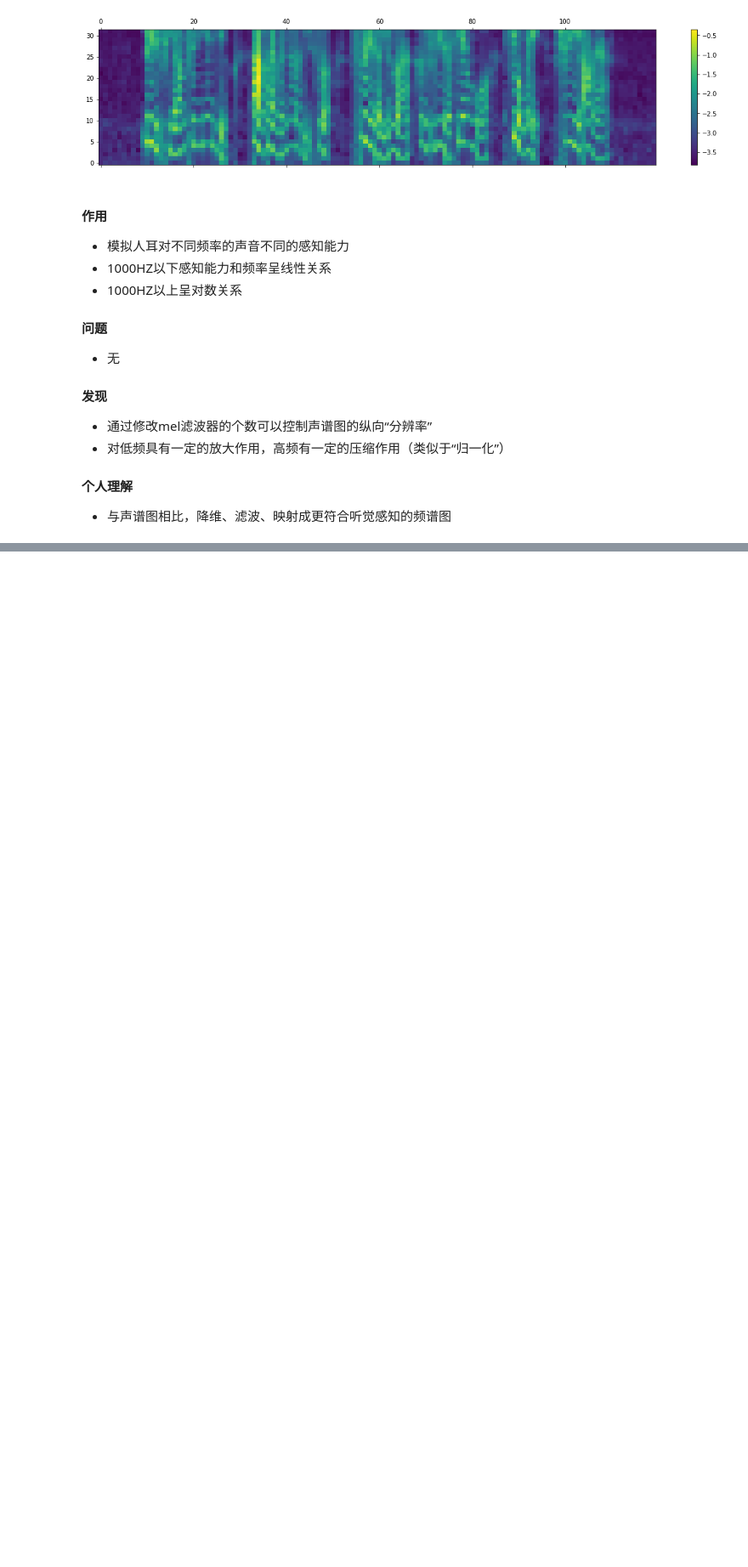
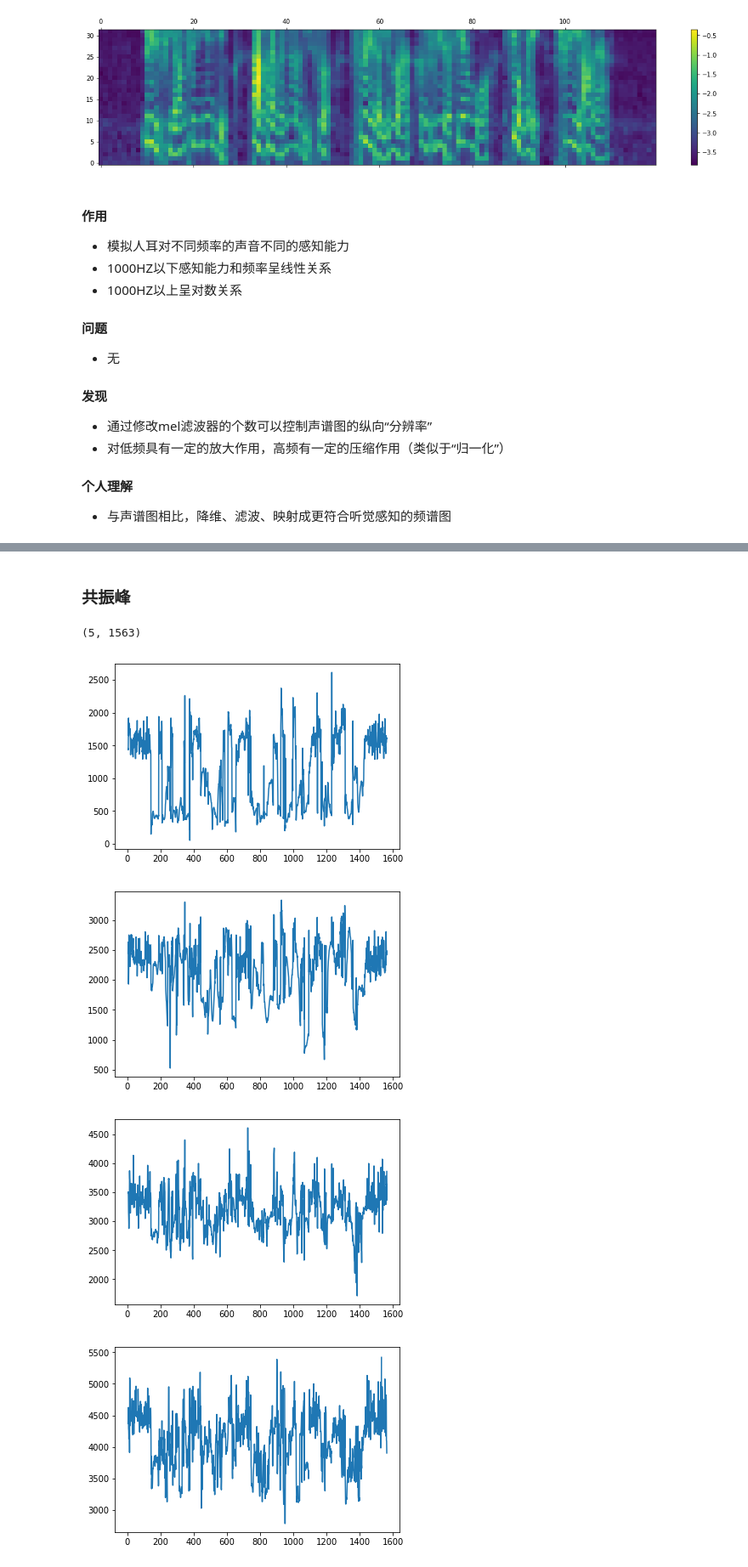
Before and after one commit to wangtianrui/sounds_pretreatment, a Jupyter notebook: py3_main.ipynb, the cells around one changed output, grey strips where cells are left out. Shown at 85% size. Drawn from its saved outputs; the diff is of its cells as text; code cells hidden in the pictures; blank space fills up the shorter version.

Commit message:
formant extractor

```diff
--- a/py3_main.ipynb
+++ b/py3_main.ipynb
@@ -262,0 +335,2 @@ drawer_utils.plot_colorbar(mel_spec.astype("float"))
+# %% [markdown]
+### 共振峰
@@ -262,0 +339,14 @@ drawer_utils.plot_colorbar(mel_spec.astype("float"))
+# %%
+formant_ = formant.get_formant(wave_file)
+# %%
+print(formant_.shape)
+# %% [output]
+(5, 1563)
+# %%
+for row in formant_:
+    drawer_utils.plot_array(row)
+# %% [output]
+[figure, added]
+[figure, added]
+[figure, added]
+[figure, added]
```
Also changed, not shown: parts of 11 cells of this notebook, 4 other files.
